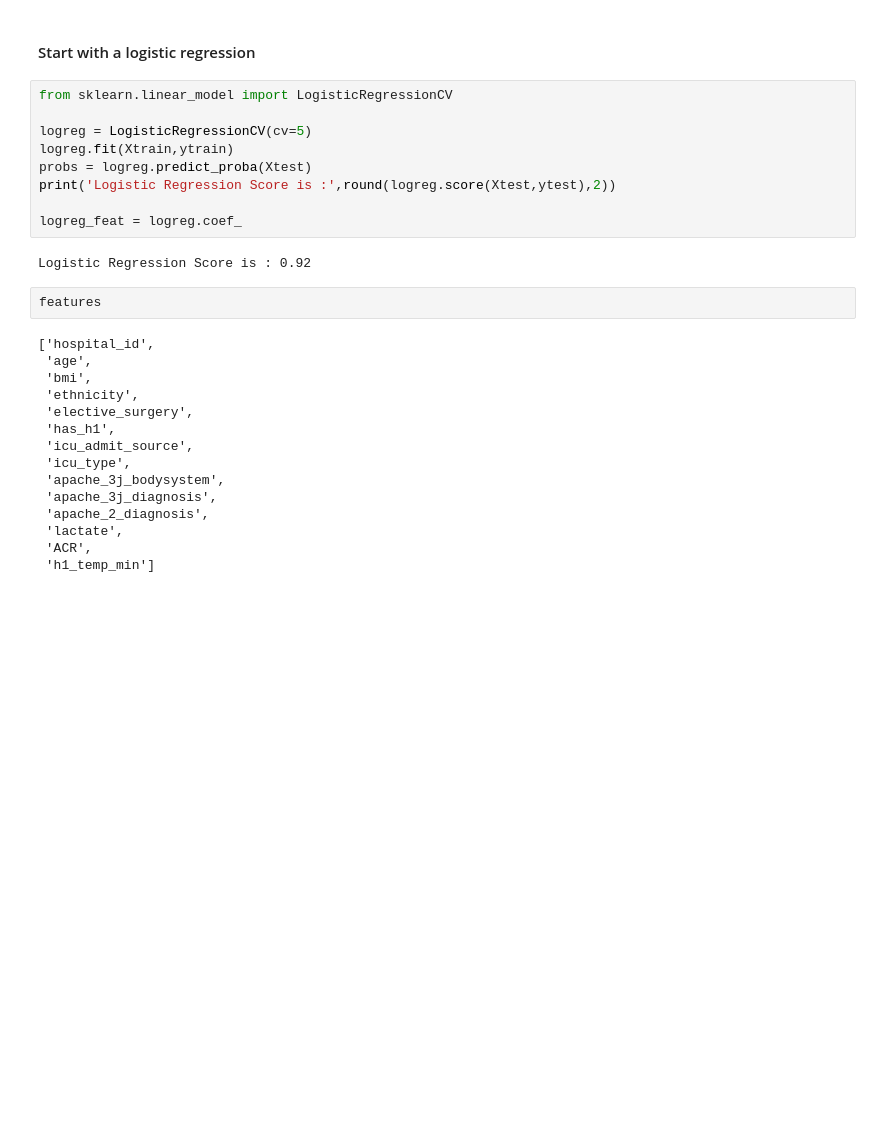
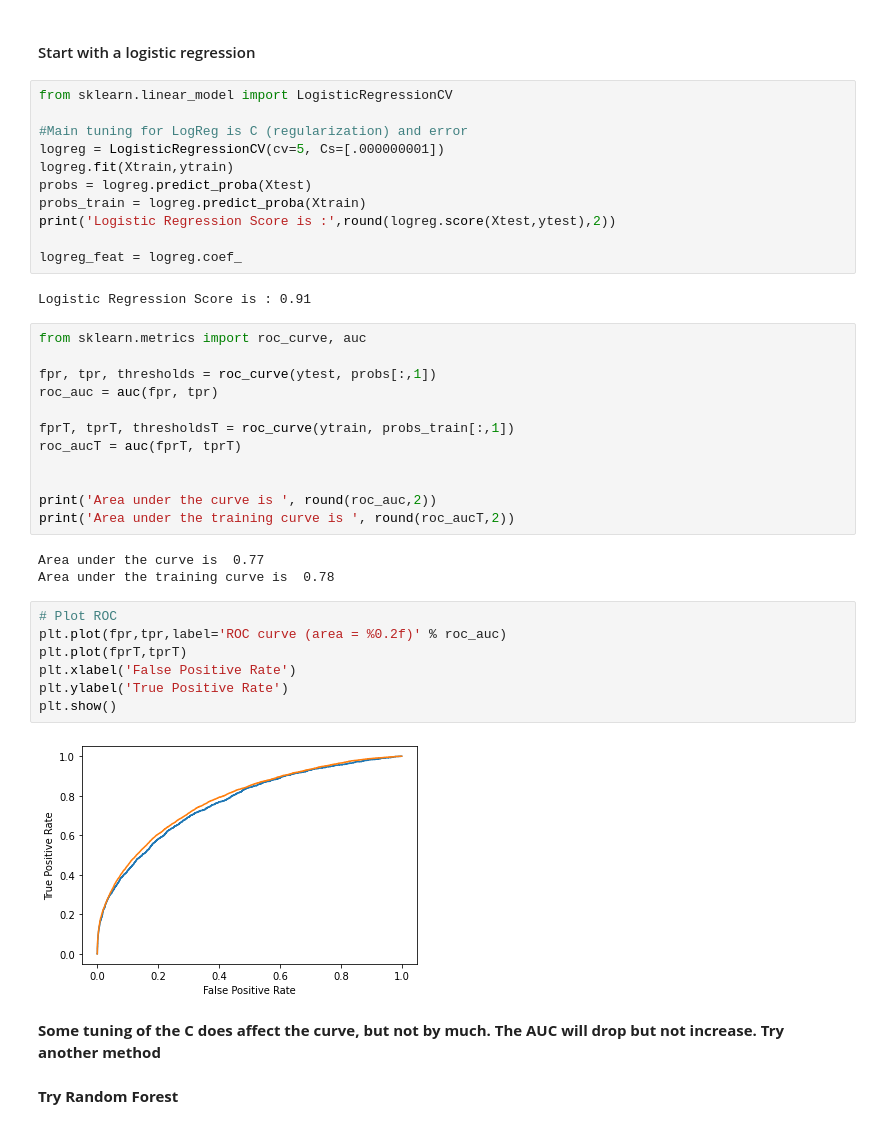
Before and after one commit to mrose10/ICU-Mortality-Prediction_Women-in-Data, a Jupyter notebook: notebooks/Modeling.ipynb, the cells around one changed output. Saved outputs shown, nothing was run; the diff lists cells and outputs as text; blank space fills up the shorter version.

Commit message:
Finished modeling, now for error analysis

```diff
--- a/notebooks/Modeling.ipynb
+++ b/notebooks/Modeling.ipynb
@@ -21,28 +33,41 @@ features = data.features
 # %%
 from sklearn.linear_model import LogisticRegressionCV
 
-logreg = LogisticRegressionCV(cv=5)
+#Main tuning for LogReg is C (regularization) and error
+logreg = LogisticRegressionCV(cv=5, Cs=[.000000001])
 logreg.fit(Xtrain,ytrain)
 probs = logreg.predict_proba(Xtest)
+probs_train = logreg.predict_proba(Xtrain)
 print('Logistic Regression Score is :',round(logreg.score(Xtest,ytest),2))
 
 logreg_feat = logreg.coef_
 # %% [output]
-Logistic Regression Score is : 0.92
+Logistic Regression Score is : 0.91
-# %%
-features
-# %% [output]
-['hospital_id',
- 'age',
- 'bmi',
- 'ethnicity',
- 'elective_surgery',
- 'has_h1',
- 'icu_admit_source',
- 'icu_type',
- 'apache_3j_bodysystem',
- 'apache_3j_diagnosis',
- 'apache_2_diagnosis',
- 'lactate',
- 'ACR',
- 'h1_temp_min']
+# %%
+from sklearn.metrics import roc_curve, auc
+
+fpr, tpr, thresholds = roc_curve(ytest, probs[:,1])
+roc_auc = auc(fpr, tpr)
+
+fprT, tprT, thresholdsT = roc_curve(ytrain, probs_train[:,1])
+roc_aucT = auc(fprT, tprT)
+
+
+print('Area under the curve is ', round(roc_auc,2))
+print('Area under the training curve is ', round(roc_aucT,2))
+# %% [output]
+Area under the curve is  0.77
+Area under the training curve is  0.78
+# %%
+# Plot ROC
+plt.plot(fpr,tpr,label='ROC curve (area = %0.2f)' % roc_auc)
+plt.plot(fprT,tprT)
+plt.xlabel('False Positive Rate')
+plt.ylabel('True Positive Rate')
+plt.show()
+# %% [output]
+[figure, added]
+# %% [markdown]
+**Some tuning of the C does affect the curve, but not by much. The AUC will drop but not increase. Try another method**
+# %% [markdown]
+**Try Random Forest**
```
Also changed, not shown: parts of 19 cells of this notebook, 4 other files.
